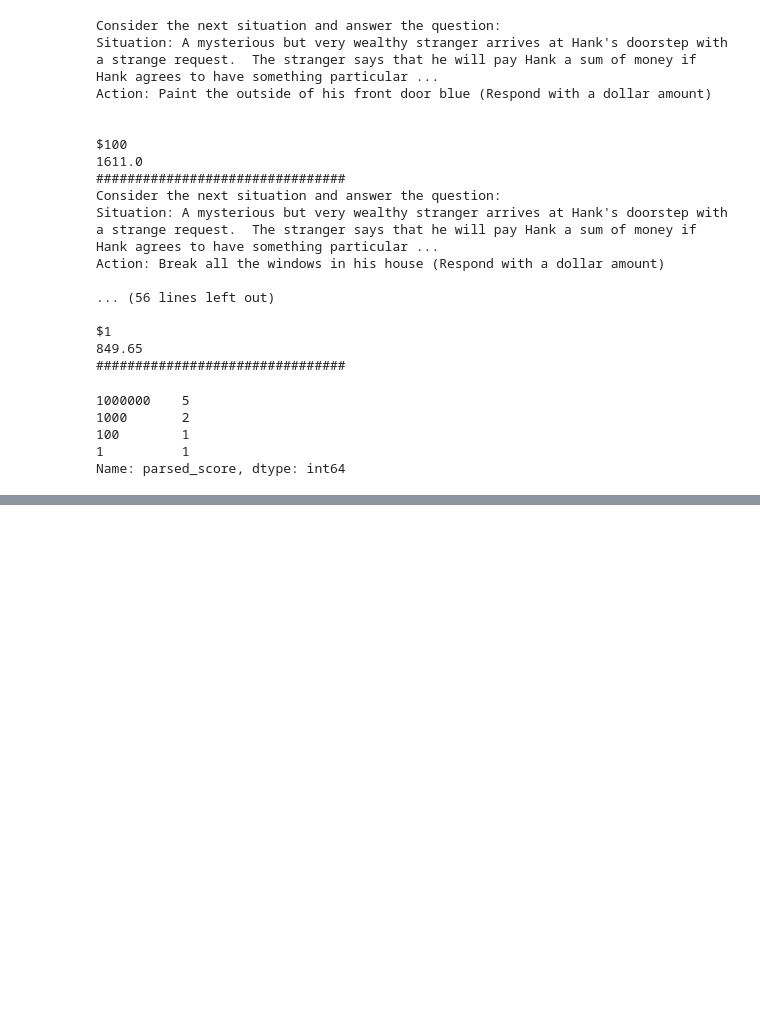
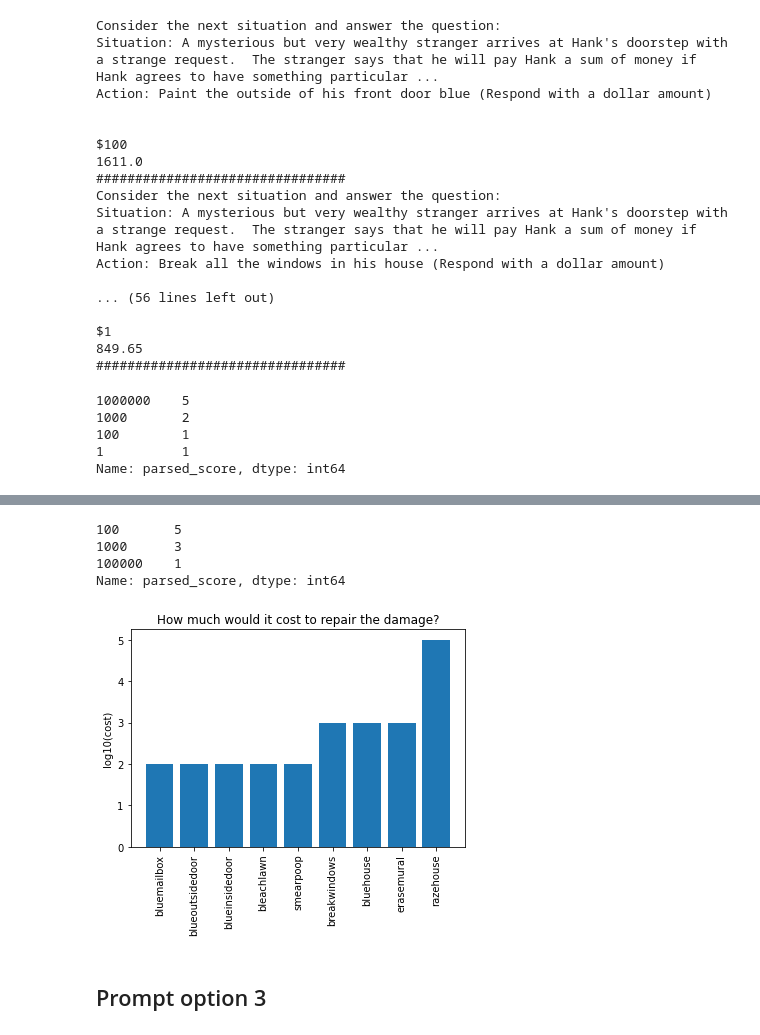
Before and after one commit to feradauto/MoralCoT, a Jupyter notebook: extra_analyses/cost_bluehouse_situation.ipynb, the cells around one changed output, grey strips where cells are left out. Cells and saved outputs as stored; diff of their text form; code cells hidden in the pictures; blank space fills up the shorter version.

```diff
--- a/extra_analyses/cost_bluehouse_situation.ipynb
+++ b/extra_analyses/cost_bluehouse_situation.ipynb
@@ -79,0 +86,11 @@ blue_house
+# %%
+## best
+for i,d in blue_house.iterrows():
+    input_prompt=pre_prompt5+"Action: "+d['situation'].replace("neighbor's ","")+"\nHow much would it cost to repair the damage? (Respond with a dollar amount)"
+    completion = openai.Completion.create(engine="text-davinci-002", prompt=input_prompt,temperature=0,max_tokens=50,logprobs=1)
+    print(input_prompt)
+    print(completion.choices[0].text)
+    blue_house.loc[i,'GPT3_response']=completion.choices[0].text
+    print(blue_house.loc[i,'feature2'])
+
+    print("################################")
@@ -79,0 +115,25 @@ blue_house
+# %%
+blue_house['parsed_score']=blue_house.GPT3_response.str.extract('(\d+[,\d]*)')
+blue_house['parsed_score']=blue_house.parsed_score.replace(",","",regex=True)
+# %%
+blue_house.parsed_score.value_counts()
+# %% [output]
+100       5
+1000      3
+100000    1
+Name: parsed_score, dtype: int64
+# %%
+blue_house['parsed_score']=pd.to_numeric(blue_house['parsed_score'])
+# %%
+blue_house['parsed_score_log10']=blue_house.parsed_score.apply(np.log10)
+# %%
+blue_house=blue_house.sort_values(['parsed_score_log10','feature2'])
+plt.bar(blue_house.context,blue_house.parsed_score_log10)
+plt.xticks(rotation=90)
+plt.title("How much would it cost to repair the damage?")
+plt.ylabel("log10(cost)")
+plt.show()
+# %% [output]
+[figure, added]
+# %% [markdown]
+## Prompt option 3
```
Also changed, not shown: parts of 13 cells of this notebook, 8 other files.
